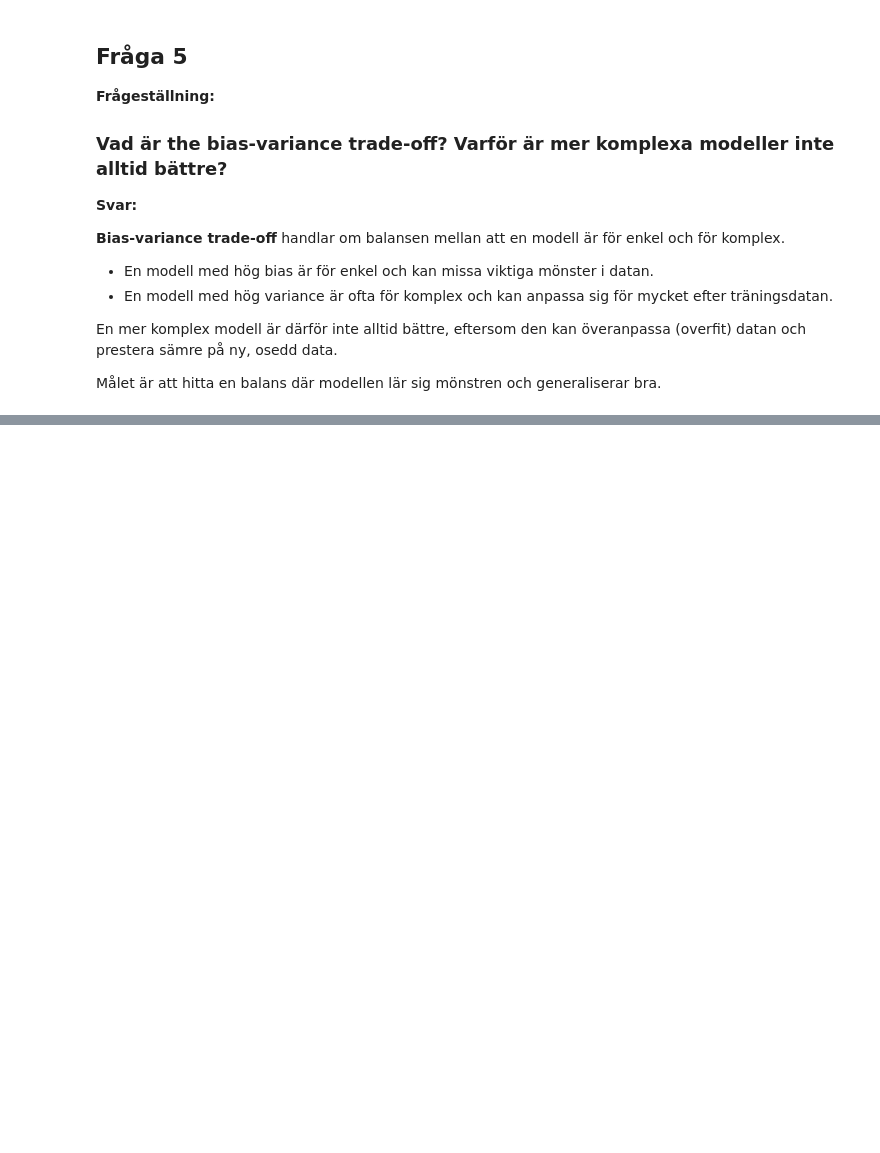
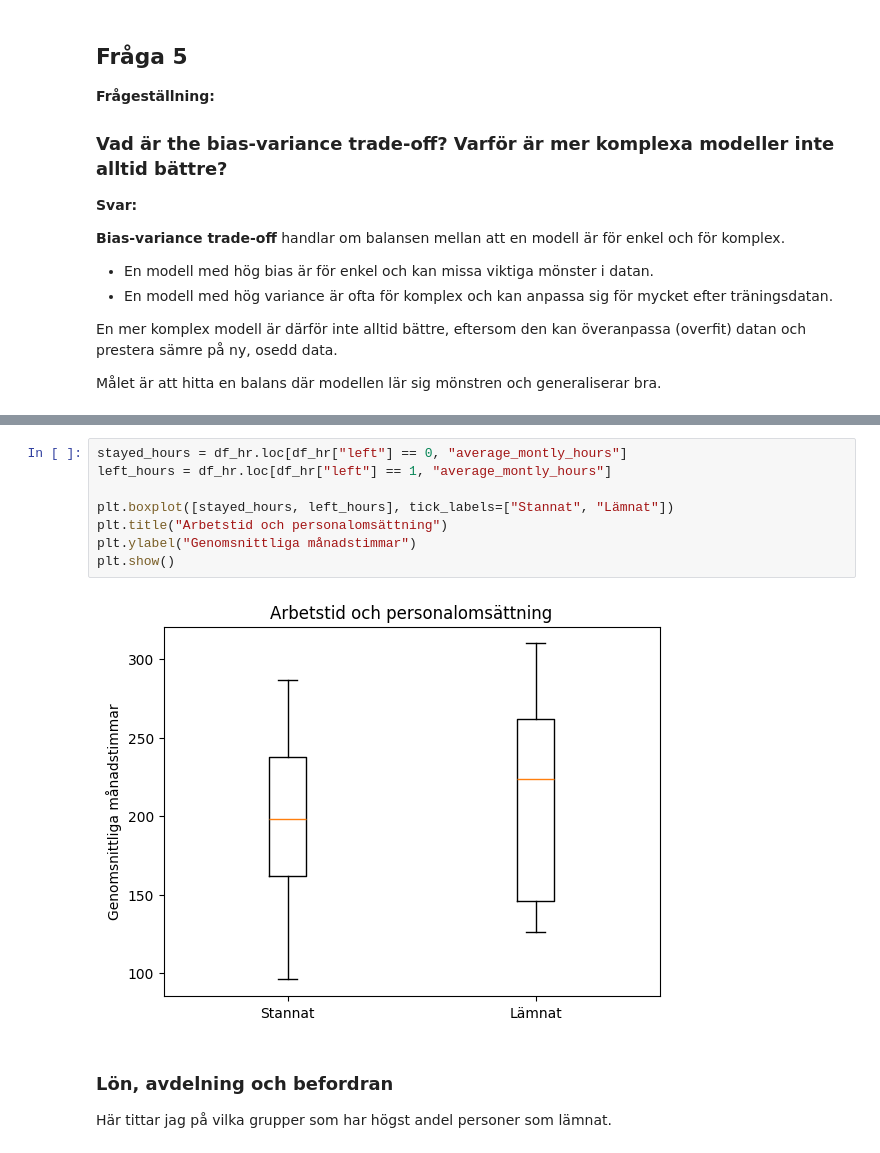
Before and after one commit to Mezea11/ai-ml-kurs-del-1, a Jupyter notebook: chapter_03_regression/chapter_03_regression.ipynb, the cells around one changed output, grey strips where cells are left out. Saved outputs shown, nothing was run; the diff lists cells and outputs as text; blank space fills up the shorter version.

```diff
--- a/chapter_03_regression/chapter_03_regression.ipynb
+++ b/chapter_03_regression/chapter_03_regression.ipynb
@@ -221,0 +349,14 @@ Generellt gäller att mer komplexa modeller ofta är svårare att förklara.
+# %%
+stayed_hours = df_hr.loc[df_hr["left"] == 0, "average_montly_hours"]
+left_hours = df_hr.loc[df_hr["left"] == 1, "average_montly_hours"]
+
+plt.boxplot([stayed_hours, left_hours], tick_labels=["Stannat", "Lämnat"])
+plt.title("Arbetstid och personalomsättning")
+plt.ylabel("Genomsnittliga månadstimmar")
+plt.show()
+# %% [output]
+[figure, added]
+# %% [markdown]
+### Lön, avdelning och befordran
+
+Här tittar jag på vilka grupper som har högst andel personer som lämnat.
```
Also changed, not shown: parts of 55 cells of this notebook, 4 other files.
